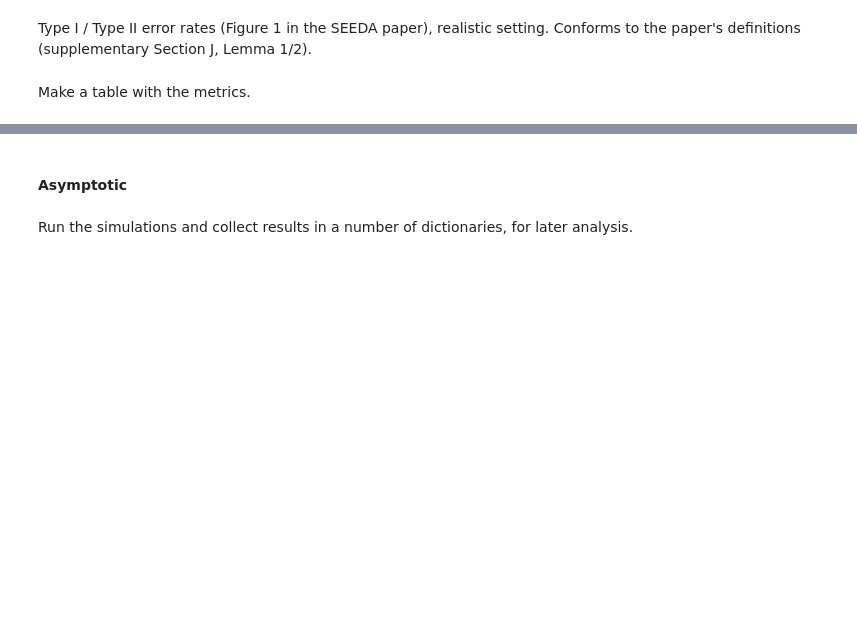
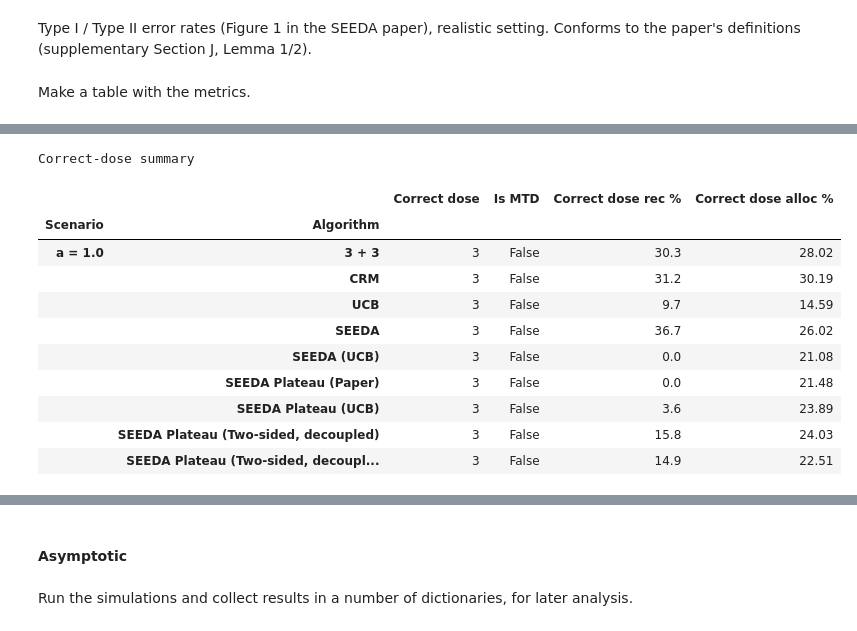
Before and after one commit to Lydia-Lim/MAB-Dose-Escalation, a Jupyter notebook: experiments/benchmarks original paper.ipynb, the cells around one changed output, grey strips where cells are left out. Saved outputs shown, nothing was run; the diff lists cells and outputs as text; code cells hidden in the pictures; blank space fills up the shorter version.

```diff
--- a/experiments/benchmarks original paper.ipynb
+++ b/experiments/benchmarks original paper.ipynb
@@ -169,28 +164,3 @@ def run_simulations(
         n_efficate=n_efficate,
         efficacy_env=efficacy_env
     )
-# %%
-def build_results_table(rec_map, alloc_map, correct_mtds, n_levels, algos,
-                        opt_doses=None, efficacy_algos=()):
-    records = []
-    for scenario in rec_map:
-        for algo in algos:
-            # Efficacy-aware methods are scored against the efficacy-optimal dose:
-            if opt_doses is not None and algo in efficacy_algos:
-                correct = opt_doses[scenario]
-            # Toxicity-only methods are scored against the toxicity MTD:
-            else:
-                correct = correct_mtds[scenario]
-            recs = np.asarray(rec_map[scenario][algo])
-            allocs = np.asarray(alloc_map[scenario][algo])
-            for dose in range(n_levels):
-                records.append({
-                    "Scenario": scenario,
-                    "Algorithm": algo,
-                    "Dose": dose,
-                    # Whether this dose is the algorithm's correct (target) dose:
-                    "Is correct": dose == correct,
-                    "Rec (in %)": round(100 * np.mean(recs == dose), 2) if recs.size else np.nan,
-                    "Alloc (in %)": round(100 * np.mean(allocs == dose), 2) if allocs.size else np.nan
-                })
-    return pd.DataFrame.from_records(records)
@@ -843,3 +447,26 @@ Correct-dose summary
+# %%
+# Long-format (scenario, algorithm, dose) table feeding the correct-dose summary below.
+# Table 2 further down uses the raw maps directly, not this table:
+real_table = build_results_table(
+    a_algo_rec_map, a_algo_alloc_map, OPTIMAL_DOSES, N_LEVELS, ALGOS
+)
+
+correct_summary = build_correct_dose_summary(real_table, CORRECT_MTDS)
+print("Correct-dose summary")
+display(correct_summary)
+# %% [output]
+Correct-dose summary
+|  |  | Correct dose | Is MTD | Correct dose rec % | Correct dose alloc % |
+| Scenario | Algorithm |  |  |  |  |
+| a = 1.0 | 3 + 3 | 3 | False | 30.3 | 28.02 |
+|  | CRM | 3 | False | 31.2 | 30.19 |
+|  | UCB | 3 | False | 9.7 | 14.59 |
+|  | SEEDA | 3 | False | 36.7 | 26.02 |
+|  | SEEDA (UCB) | 3 | False | 0.0 | 21.08 |
+|  | SEEDA Plateau (Paper) | 3 | False | 0.0 | 21.48 |
+|  | SEEDA Plateau (UCB) | 3 | False | 3.6 | 23.89 |
+|  | SEEDA Plateau (Two-sided, decoupled) | 3 | False | 15.8 | 24.03 |
+|  | SEEDA Plateau (Two-sided, decoupl... | 3 | False | 14.9 | 22.51 |
 # %%
 # Paper Table 2 layout (Recommended | Allocated side by side, mean over two lines
 # with (std) beneath). Optimal biological dose (Dose 3) highlighted.
```
Also changed, not shown: parts of 21 cells of this notebook, 39 other files.
